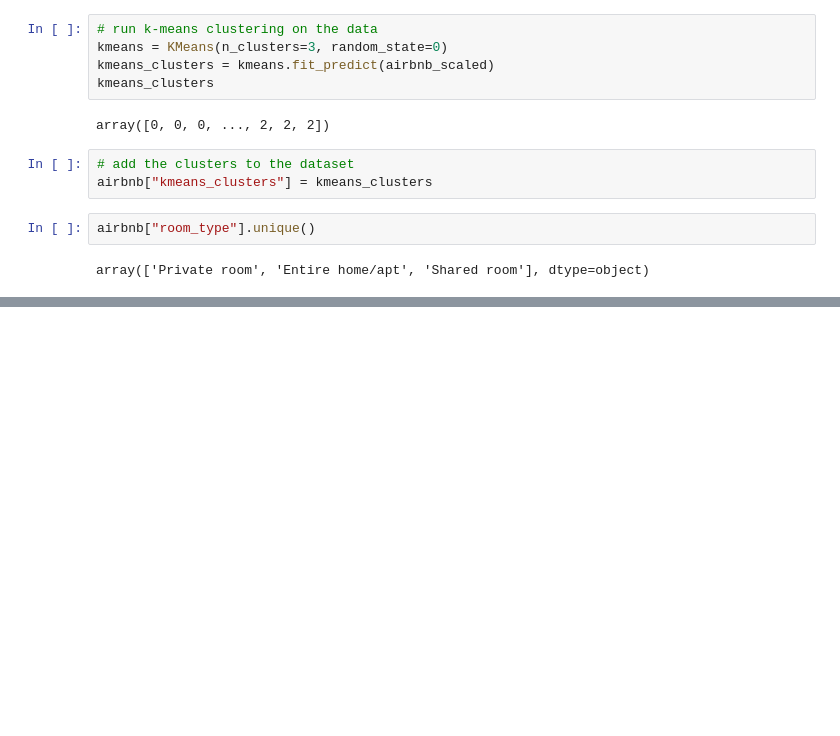
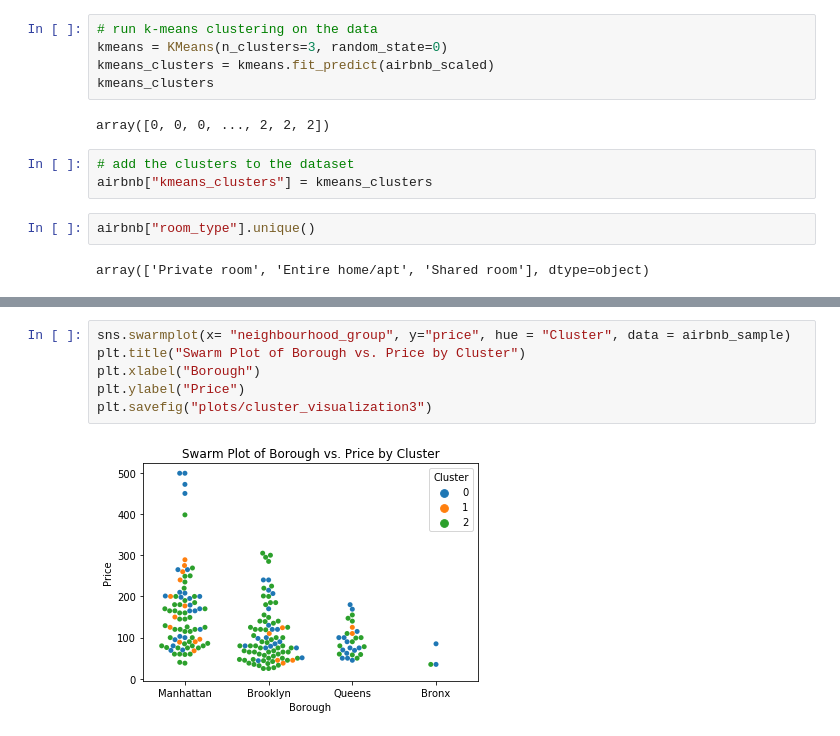
Before and after one commit to esm2000/ds_coursework_python, a Jupyter notebook: mat_328/project/k_means_clustering.ipynb, the cells around one changed output, grey strips where cells are left out. Cells and saved outputs as stored; diff of their text form; blank space fills up the shorter version.

```diff
--- a/mat_328/project/k_means_clustering.ipynb
+++ b/mat_328/project/k_means_clustering.ipynb
@@ -184,0 +205,8 @@ plt.savefig("plots/third_cluster_price_dist.png")
+# %%
+sns.swarmplot(x= "neighbourhood_group", y="price", hue = "Cluster", data = airbnb_sample)
+plt.title("Swarm Plot of Borough vs. Price by Cluster")
+plt.xlabel("Borough")
+plt.ylabel("Price")
+plt.savefig("plots/cluster_visualization3")
+# %% [output]
+[figure, added]
```
Also changed, not shown: parts of 12 cells of this notebook, 3 other files.
